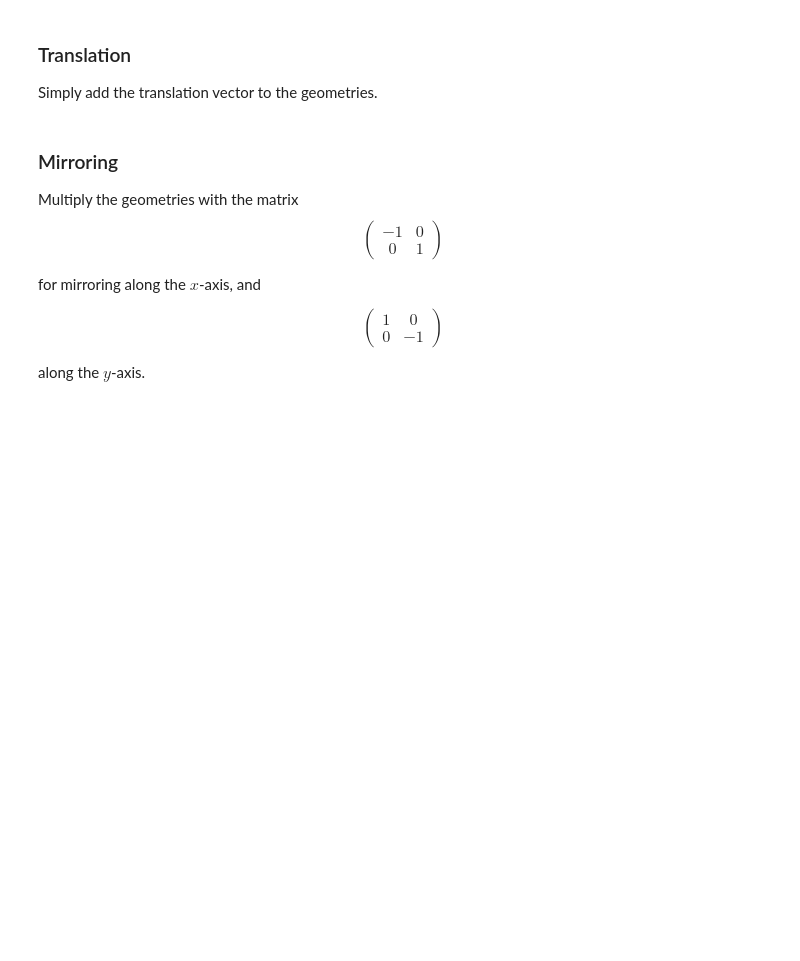
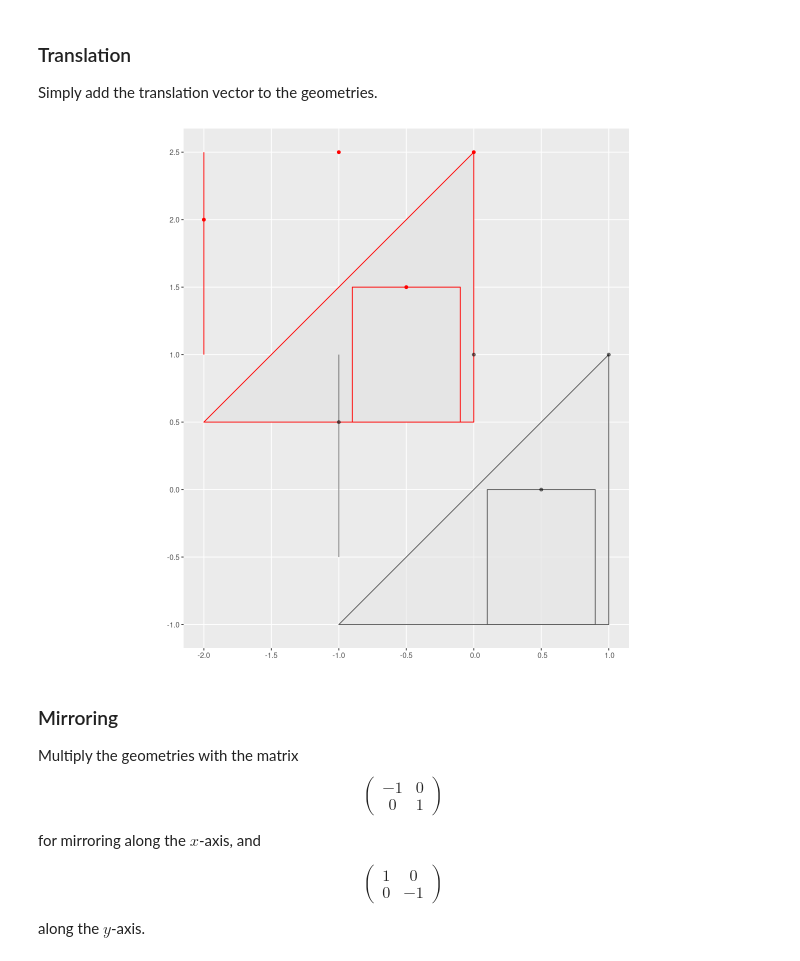
Before and after one commit to gerhardJaeger/LanguageInSpace, a Jupyter notebook: session07.ipynb, the cells around one changed output. Cells and saved outputs as stored; diff of their text form; code cells hidden in the pictures; blank space fills up the shorter version.

```diff
--- a/session07.ipynb
+++ b/session07.ipynb
@@ -222,10 +363,12 @@ These are all geometric transformations that preserve straight lines and paralle
 Simply add the translation vector to the geometries.
 # %%
 (exampleGeometries %>%
-    st_geometry() + c(1, 1.5)) %>%
+    st_geometry() + c(-1, 1.5)) %>%
     ggplot() +
     geom_sf(col='red') +
     geom_sf(data=exampleGeometries, alpha=0.5)
+# %% [output]
+[figure, added]
 # %% [markdown]
 ### Mirroring
 
```
Also changed, not shown: parts of 75 cells of this notebook.
